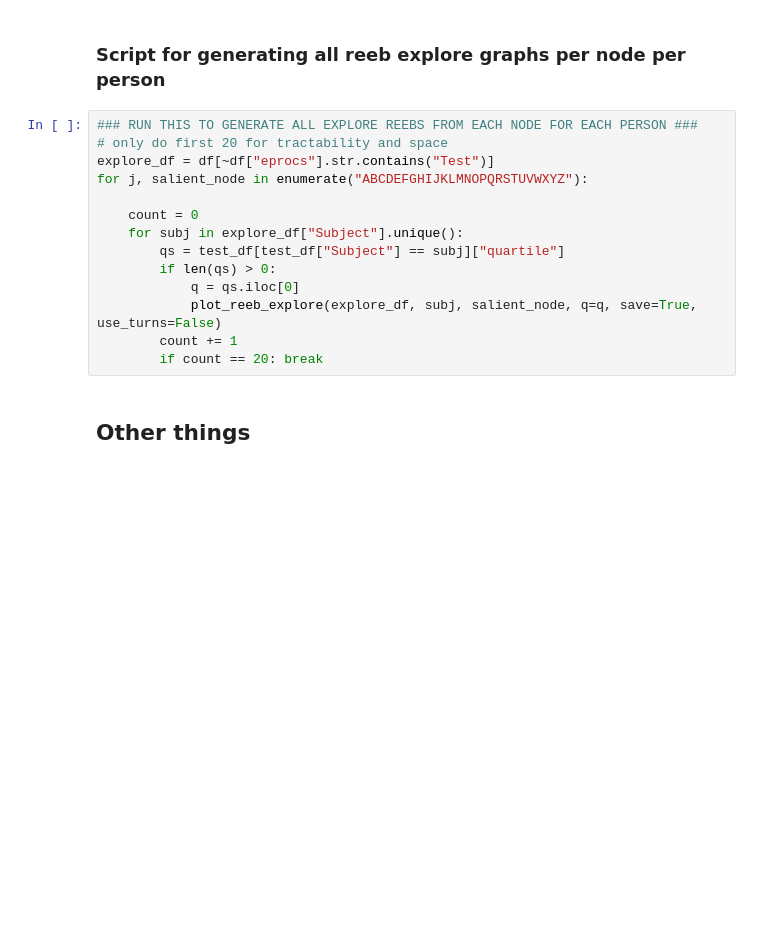
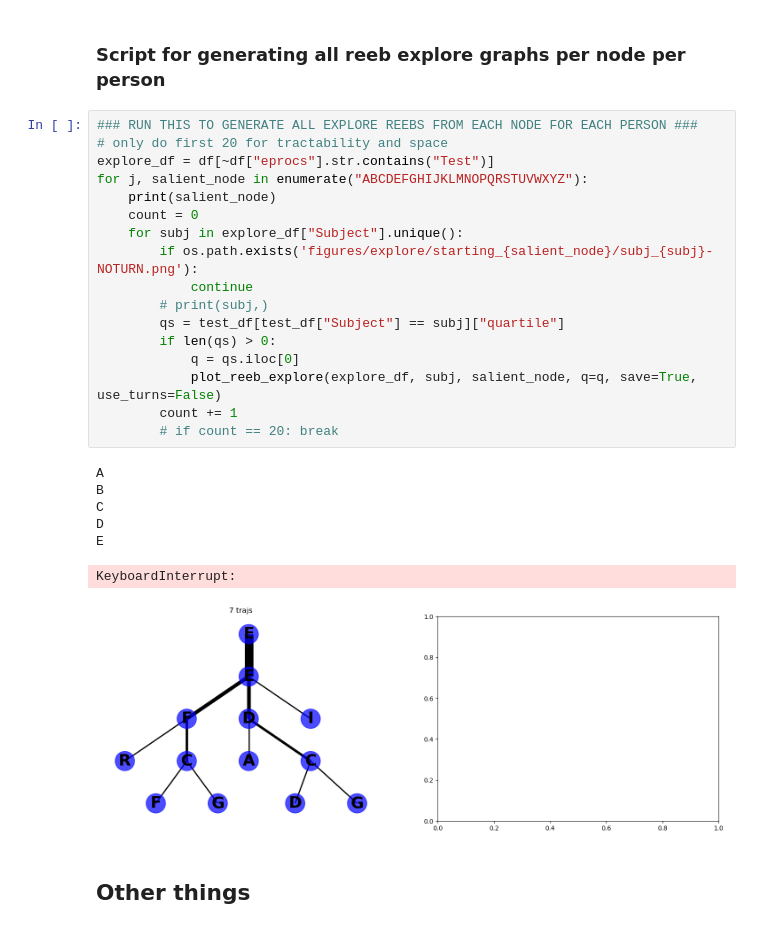
Before and after one commit to geometric-intelligence/mazedyn, a Jupyter notebook: mazedyn/reeb_clean.ipynb, the cells around one changed output. Saved outputs shown, nothing was run; the diff lists cells and outputs as text; blank space fills up the shorter version.

```diff
--- a/mazedyn/reeb_clean.ipynb
+++ b/mazedyn/reeb_clean.ipynb
@@ -335,17 +120,28 @@ plot_reeb_explore(explore_df, person, salient_node, q=q, save=False, use_turns=F
 # %%
 ### RUN THIS TO GENERATE ALL EXPLORE REEBS FROM EACH NODE FOR EACH PERSON ###
 # only do first 20 for tractability and space
 explore_df = df[~df["eprocs"].str.contains("Test")]
 for j, salient_node in enumerate("ABCDEFGHIJKLMNOPQRSTUVWXYZ"):
-
+    print(salient_node)
     count = 0
     for subj in explore_df["Subject"].unique():
+        if os.path.exists('figures/explore/starting_{salient_node}/subj_{subj}-NOTURN.png'):
+            continue
+        # print(subj,)
         qs = test_df[test_df["Subject"] == subj]["quartile"]
         if len(qs) > 0:
             q = qs.iloc[0]
             plot_reeb_explore(explore_df, subj, salient_node, q=q, save=True, use_turns=False)
         count += 1
-        if count == 20: break
+        # if count == 20: break
+# %% [output]
+A
+B
+C
+D
+E
+KeyboardInterrupt:
+[figure, added]
 # %% [markdown]
 ## Other things
 # %%
```
Also changed, not shown: parts of 6 cells of this notebook, 2 other files.
